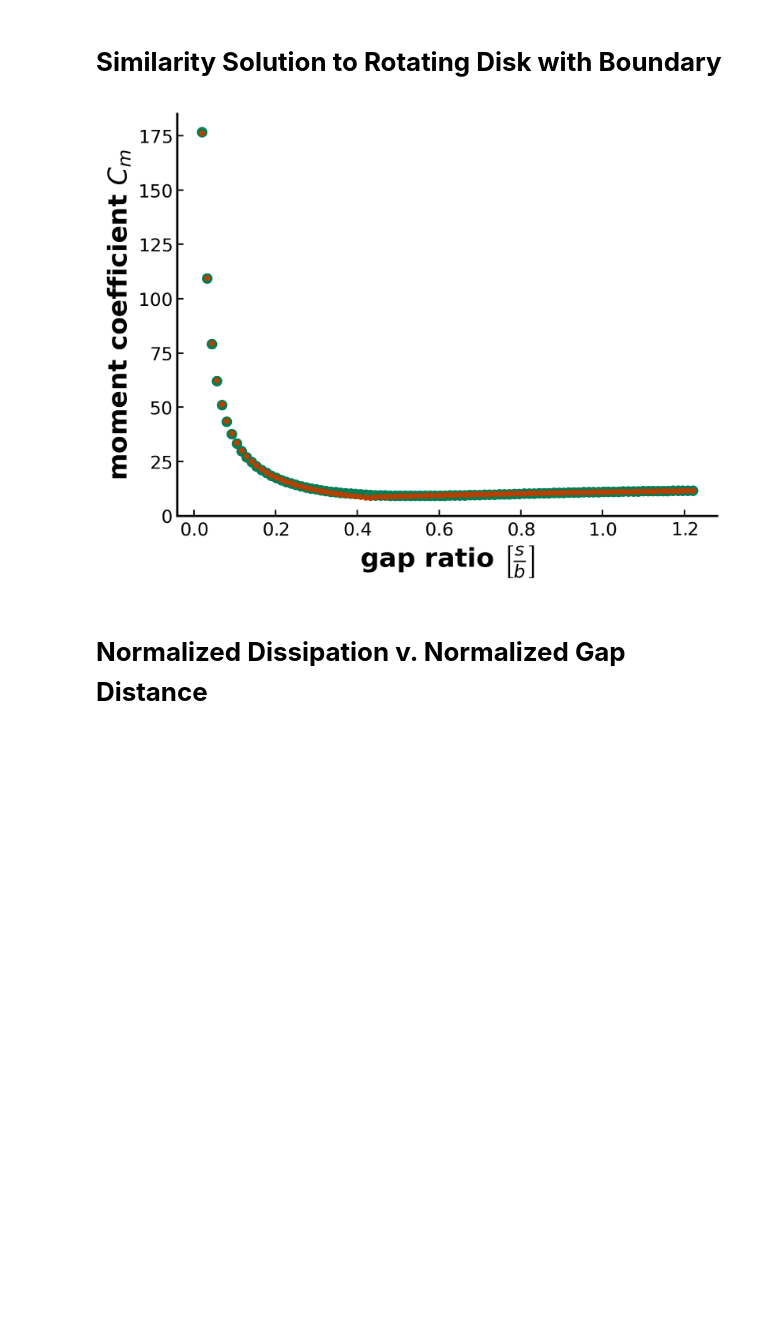
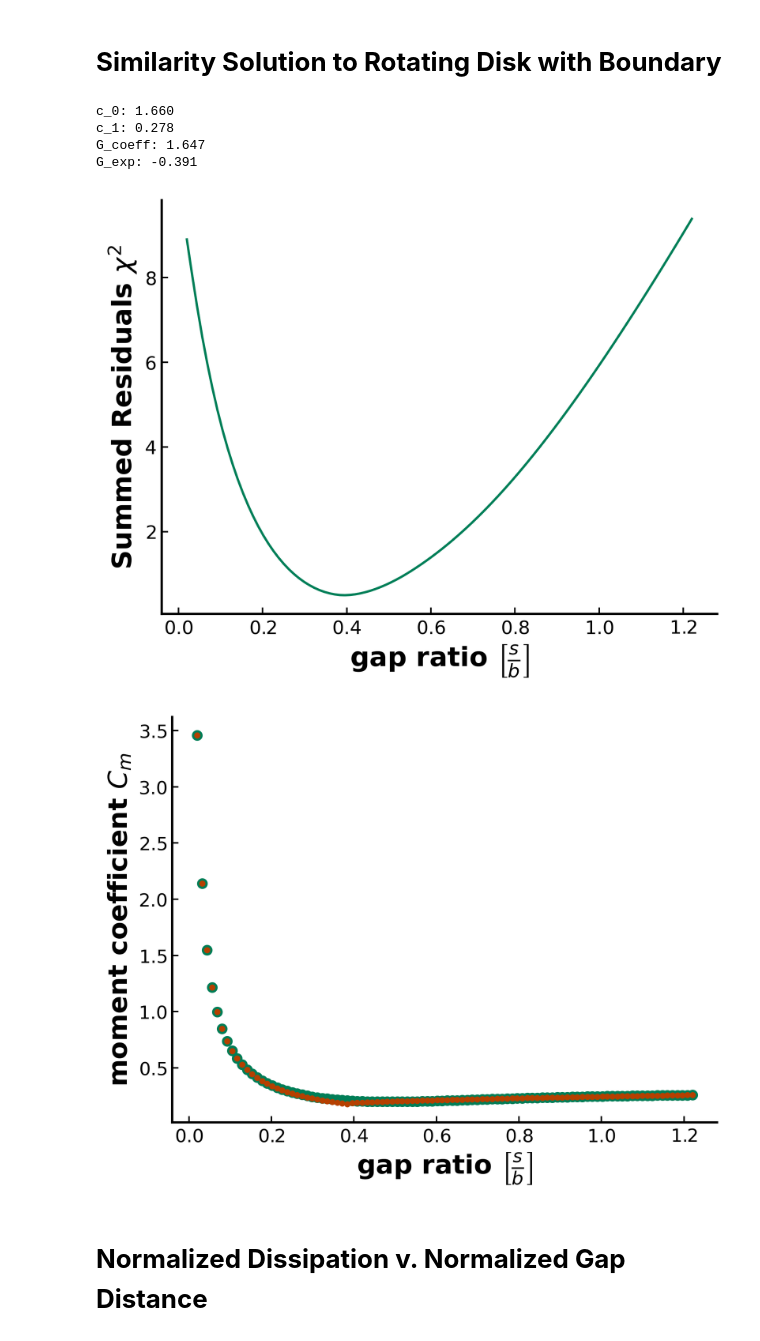
Before and after one commit to Jezen5Volk/Magnetic-Levitation, a Jupyter notebook: Viscous Damping.ipynb, the cells around one changed output. Drawn from its saved outputs; the diff is of its cells as text; code cells hidden in the pictures; blank space fills up the shorter version.

```diff
--- a/Viscous Damping.ipynb
+++ b/Viscous Damping.ipynb
@@ -16,28 +16,44 @@ plt.style.use(root + "style.mplstyle")
 # %% [markdown]
 # **Similarity Solution to Rotating Disk with Boundary**
 # %%
-from scipy.optimize import curve_fit
-
 cylinder = Cylinder(
             b = 0.00254,  # radius in meters
             rho = 7500, # cylinder density in kg/m^3
             Omega = 1000, # angular velocity in rpm
             rho_f = 1.226, # density of the fluid in kg/m^3
             mu = 1.795e-5, # viscosity of the fluid in pascal seconds
             elle = 0.0105, # total gap distance in meters
             L = 0.003175 # length of the cylinder in meters
         )
 s_sound, C_m, fit, popt, chisq, idx = cylinder.disk_moment_fit(50e-6, 0.0031)
-s_sound = s_sound/cylinder.b
 
-plt.plot(s_sound, C_m, linestyle = '', marker = 'o')
-plt.plot(s_sound, fit, linestyle = '', marker = '.')
+c_0 = popt[0]
+c_1 = popt[1]
+G_coeff = (np.pi/c_0)**(1/(1+c_1))
+G_exp = (-0.5/(c_1 + 1))
+print(f"c_0: {c_0:.3f}")
+print(f"c_1: {c_1:.3f}")
+print(f"G_coeff: {G_coeff:.3f}")
+print(f"G_exp: {G_exp:.3f}")
+
+plt.plot(s_sound/cylinder.b, chisq)
+plt.ylabel(r"Summed Residuals $\chi^2$", weight = 'heavy', fontsize = "xx-large")
+plt.xlabel(r"gap ratio $\left[\frac{s}{b} \right]$", weight = 'heavy', fontsize = "xx-large")
+plt.show()
+
+plt.plot(s_sound/cylinder.b, C_m, linestyle = '', marker = 'o')
+plt.plot(s_sound/cylinder.b, fit, linestyle = '', marker = '.')
 
 plt.ylabel(r"moment coefficient $C_m$", weight = 'heavy', fontsize = "xx-large")
 plt.xlabel(r"gap ratio $\left[\frac{s}{b} \right]$", weight = 'heavy', fontsize = "xx-large")
 plt.show()
 # %% [output]
+c_0: 1.660
+c_1: 0.278
+G_coeff: 1.647
+G_exp: -0.391
-[figure, old version]
+[figure, new version]
+[figure, added]
 # %% [markdown]
 # **Normalized Dissipation v. Normalized Gap Distance**
 # %%
```
Also changed, not shown: parts of 1 cell of this notebook, 1 other file.
